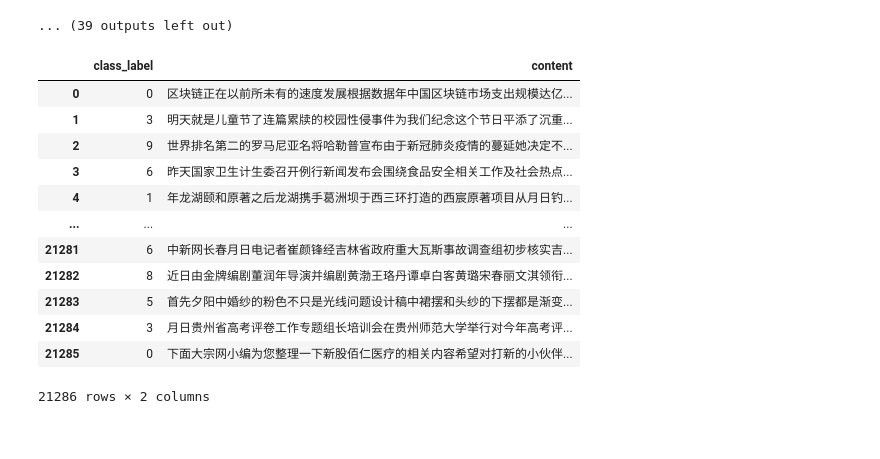
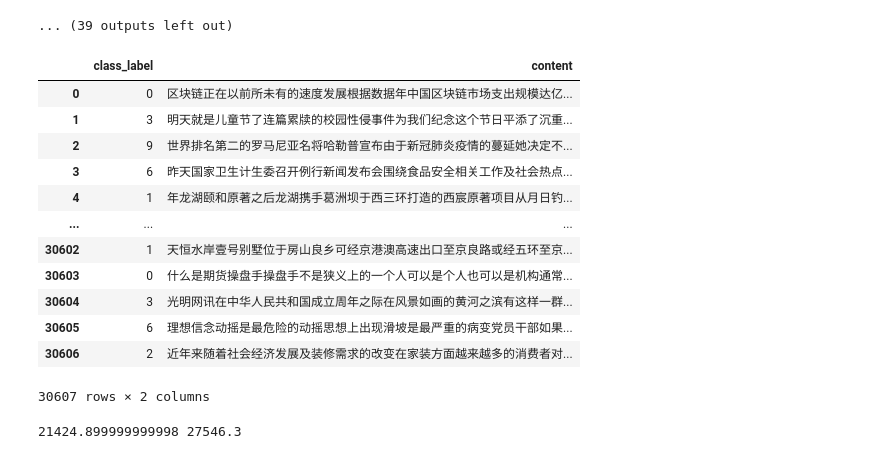
Before and after one commit to huaming2018/CCF-Tagging, a Jupyter notebook: THUCNews/data/数据预处理.ipynb, the cells around one changed output. Saved outputs shown, nothing was run; the diff lists cells and outputs as text; code cells hidden in the pictures.

```diff
--- a/THUCNews/data/数据预处理.ipynb
+++ b/THUCNews/data/数据预处理.ipynb
@@ -292,31 +292,35 @@ print(label_list)
 ... (39 outputs left out)
 # %%
 new_df = pd.DataFrame({'class_label':label_list, 'content':content_list})
+new_df = pd.merge(new_df, df2, how="outer")
 new_df
 # %% [output]
 |  | class_label | content |
 | 0 | 0 | 区块链正在以前所未有的速度发展根据数据年中国区块链市场支出规模达亿... |
 | 1 | 3 | 明天就是儿童节了连篇累牍的校园性侵事件为我们纪念这个节日平添了沉重... |
 | 2 | 9 | 世界排名第二的罗马尼亚名将哈勒普宣布由于新冠肺炎疫情的蔓延她决定不... |
 | 3 | 6 | 昨天国家卫生计生委召开例行新闻发布会围绕食品安全相关工作及社会热点... |
 | 4 | 1 | 年龙湖颐和原著之后龙湖携手葛洲坝于西三环打造的西宸原著项目从月日钓... |
 | ... | ... | ... |
-| 21281 | 6 | 中新网长春月日电记者崔颜锋经吉林省政府重大瓦斯事故调查组初步核实吉... |
-| 21282 | 8 | 近日由金牌编剧董润年导演并编剧黄渤王珞丹谭卓白客黄璐宋春丽文淇领衔... |
-| 21283 | 5 | 首先夕阳中婚纱的粉色不只是光线问题设计稿中裙摆和头纱的下摆都是渐变... |
-| 21284 | 3 | 月日贵州省高考评卷工作专题组长培训会在贵州师范大学举行对今年高考评... |
-| 21285 | 0 | 下面大宗网小编为您整理一下新股佰仁医疗的相关内容希望对打新的小伙伴... |
+| 30602 | 1 | 天恒水岸壹号别墅位于房山良乡可经京港澳高速出口至京良路或经五环至京... |
+| 30603 | 0 | 什么是期货操盘手操盘手不是狭义上的一个人可以是个人也可以是机构通常... |
+| 30604 | 3 | 光明网讯在中华人民共和国成立周年之际在风景如画的黄河之滨有这样一群... |
+| 30605 | 6 | 理想信念动摇是最危险的动摇思想上出现滑坡是最严重的病变党员干部如果... |
+| 30606 | 2 | 近年来随着社会经济发展及装修需求的改变在家装方面越来越多的消费者对... |
-21286 rows × 2 columns
+30607 rows × 2 columns
 # %%
-shuffle(df)
-slice1 = df.shape[0] * 0.7
-slice2 = df.shape[0] * 0.9
-train = df.loc[:slice1]
-dev = df.loc[slice1:slice2]
-test = df.loc[slice2:]
+shuffle(new_df)
+slice1 = new_df.shape[0] * 0.7
+slice2 = new_df.shape[0] * 0.9
+print(slice1,slice2)
+train = new_df.loc[:slice1]
+dev = new_df.loc[slice1:slice2]
+test = new_df.loc[slice2:]
 train.to_csv("./train.csv", index=False,header=False)
 dev.to_csv("./dev.csv", index=False,header=False)
 test.to_csv("./test.csv", index=False,header=False)
+# %% [output]
+21424.899999999998 27546.3
 # %%
 print(test)
 print(train)
```
Also changed, not shown: parts of 1 cell of this notebook, 2 other files.
